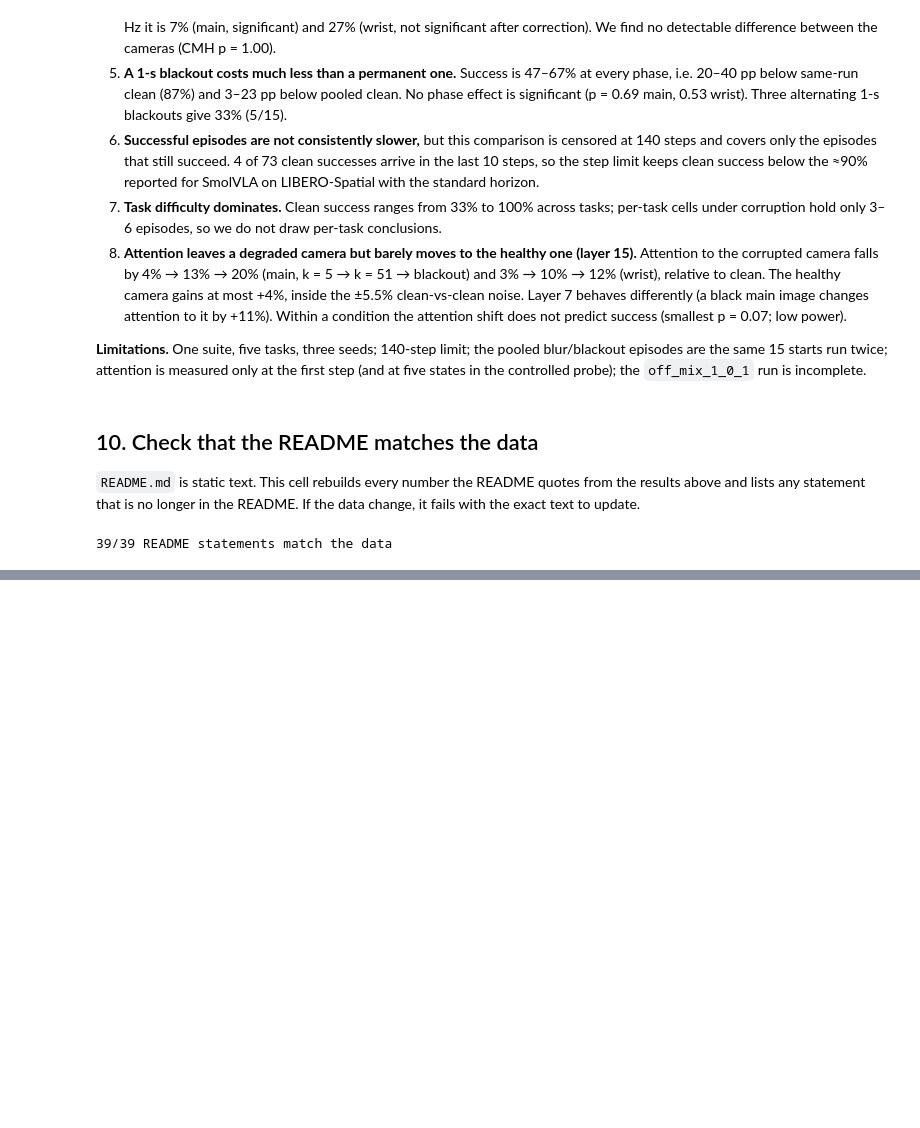
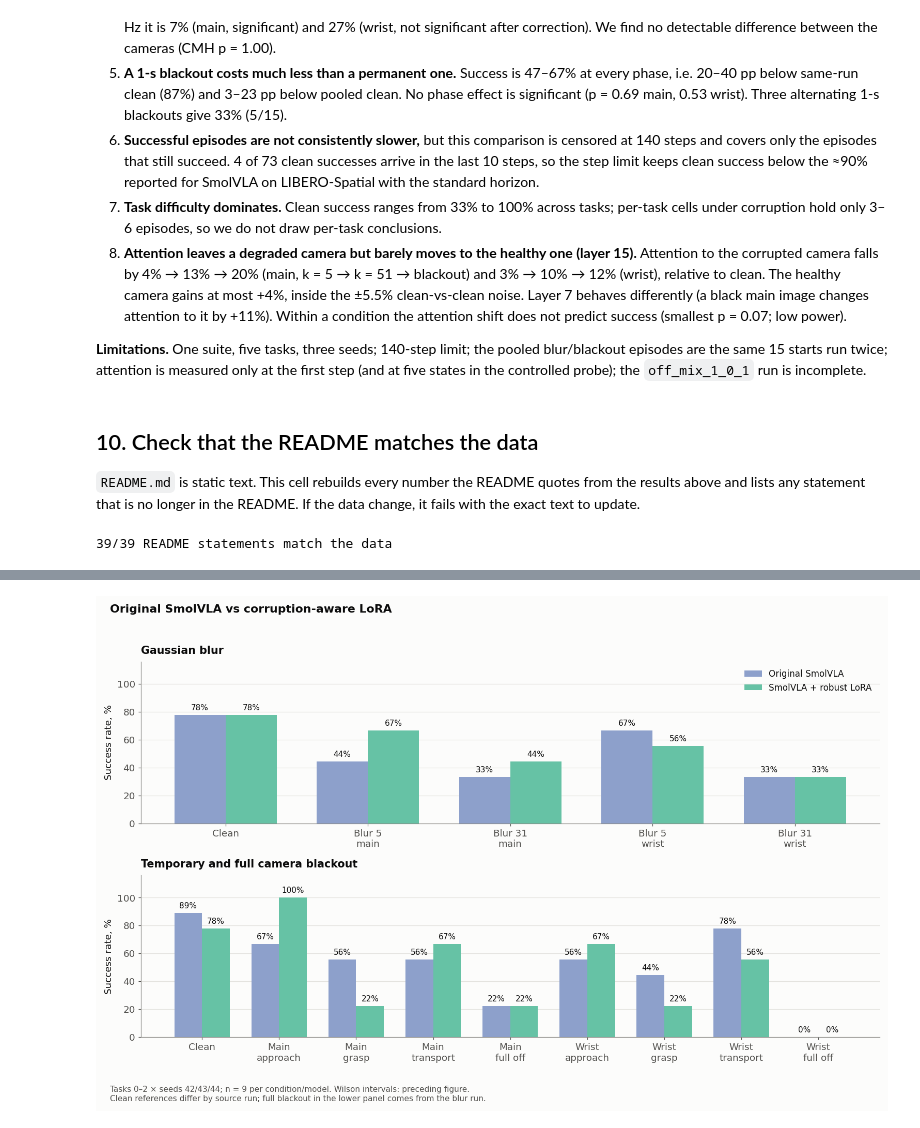
Before and after one commit to Lolotun/smolvla-visual-robustness, a Jupyter notebook: notebooks/analysis.ipynb, the cells around one changed output, grey strips where cells are left out. Cells and saved outputs as stored; diff of their text form; code cells hidden in the pictures; blank space fills up the shorter version.

```diff
--- a/notebooks/analysis.ipynb
+++ b/notebooks/analysis.ipynb
@@ -1212,0 +1325,42 @@ assert stale.empty, f"README.md is out of date: update the {len(stale)} statemen
+# %%
+# Grouped bars for the two models; run after the section 11 data-loading cell.
+# Colours identify models here (unlike the camera colours in the line plots).
+bar_panels = [
+    (["clean", "blur_5_0", "blur_31_0", "blur_5_1", "blur_31_1"],
+     ["Clean", "Blur 5\nmain", "Blur 31\nmain", "Blur 5\nwrist", "Blur 31\nwrist"],
+     "Gaussian blur"),
+    (["clean", "off_approach_0", "off_grasp_0", "off_transport_0", "turnoff_0",
+      "off_approach_1", "off_grasp_1", "off_transport_1", "turnoff_1"],
+     ["Clean", "Main\napproach", "Main\ngrasp", "Main\ntransport", "Main\nfull off",
+      "Wrist\napproach", "Wrist\ngrasp", "Wrist\ntransport", "Wrist\nfull off"],
+     "Temporary and full camera blackout"),
+]
+fig, axes = plt.subplots(2, 1, figsize=(14, 9))
+bar_width = 0.36
+for panel, (ax, (conditions, labels, title)) in enumerate(zip(axes, bar_panels)):
+    x = np.arange(len(conditions))
+    for model_index, (model, color) in enumerate(zip(ROBUST_MODELS, ["#8da0cb", "#66c2a5"])):
+        # Full blackout is from the original blur run; temporary blackout and
+        # its clean reference come from the dedicated temporary-off run.
+        rows = []
+        for condition in conditions:
+            group = "blur / full blackout" if panel == 0 or condition.startswith("turnoff_") else "temporary blackout"
+            rows.append(robust_rates.loc[robust_rates.model.eq(model)
+                        & robust_rates.comparison.eq(group) & robust_rates.condition.eq(condition)].iloc[0])
+        data = pd.DataFrame(rows)
+        bars = ax.bar(x + (model_index - 0.5) * bar_width, 100 * data.rate,
+                      bar_width, color=color, label=model)
+        ax.bar_label(bars, labels=[f"{100 * v:.0f}%" for v in data.rate], padding=4, fontsize=10)
+    ax.set(title=title, ylabel="Success rate, %", ylim=(0, 116))
+    ax.set_xticks(x, labels)
+    ax.grid(axis="x", visible=False)
+axes[0].legend(loc="upper right")
+fig.suptitle("Original SmolVLA vs corruption-aware LoRA", x=0.02, ha="left", fontweight="bold")
+fig.text(0.02, 0.01, "Tasks 0–2 × seeds 42/43/44; n = 9 per condition/model. Wilson intervals: preceding figure.\n"
+         "Clean references differ by source run; full blackout in the lower panel comes from the blur run.",
+         fontsize=10, color=INK_2)
+fig.tight_layout(rect=(0, 0.065, 1, 0.96))
+save(fig, "robust_lora_bars")
+plt.show()
+# %% [output]
+[figure, added]
```
Also changed, not shown: parts of 5 cells of this notebook, 9 other files.
